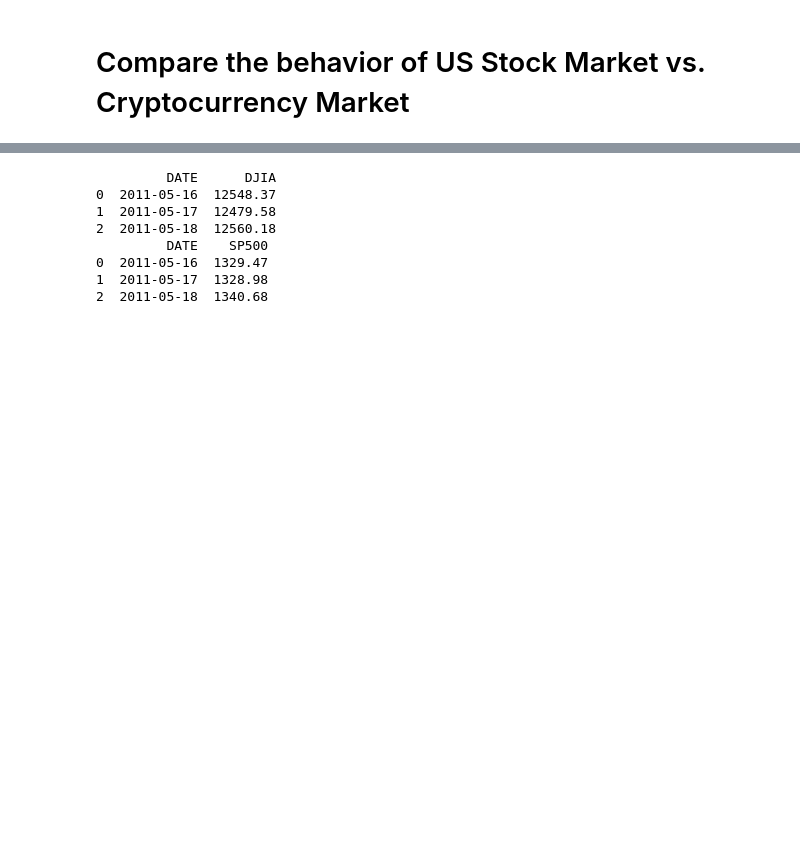
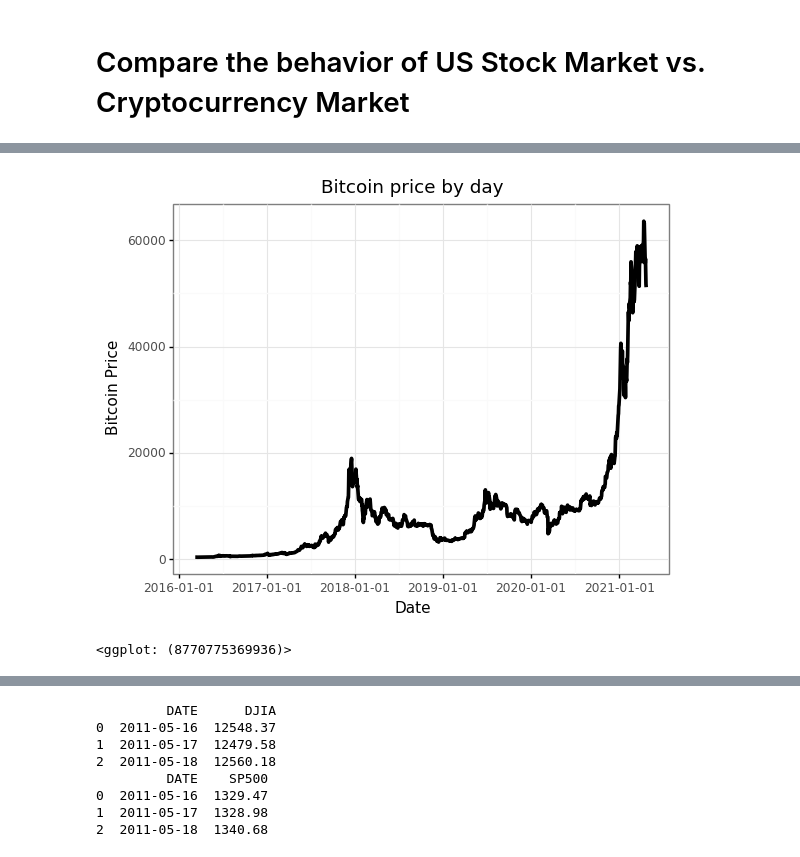
Before and after one commit to GNU-Linuxer/seattle-polie-data-analysis, a Jupyter notebook: Final project report.ipynb, the cells around one changed output, grey strips where cells are left out. Drawn from its saved outputs; the diff is of its cells as text; code cells hidden in the pictures; blank space fills up the shorter version.

```diff
--- a/Final project report.ipynb
+++ b/Final project report.ipynb
@@ -68,0 +285,12 @@ License: CC0: Public Domain
+# %%
+(
+    ggplot(data = all_data)+
+    geom_line(aes(x = 'Date', y = 'BTC_Price', group = 1), size = 1.5)+
+    xlab('Date')+
+    ylab('Bitcoin Price')+
+    ggtitle('Bitcoin price by day')+
+    theme_bw()
+)
+# %% [output]
+[figure, added]
+<ggplot: (8770775369936)>
```
Also changed, not shown: parts of 50 cells of this notebook, 1 other file.
